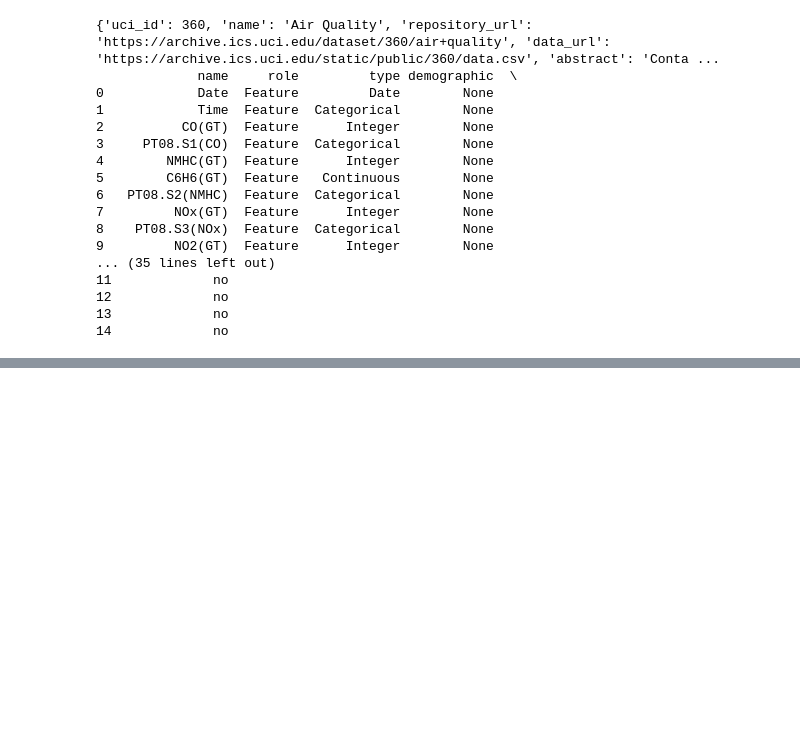
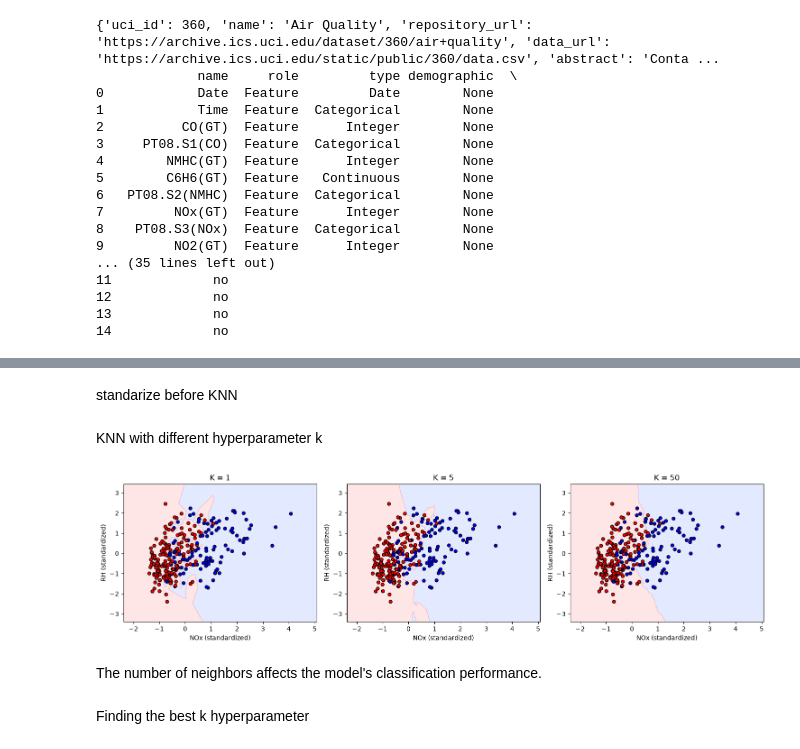
Before and after one commit to amalherchh/Predicting-Air-Quality, a Jupyter notebook: air.ipynb, the cells around one changed output, grey strips where cells are left out. Drawn from its saved outputs; the diff is of its cells as text; code cells hidden in the pictures; blank space fills up the shorter version.

```diff
--- a/air.ipynb
+++ b/air.ipynb
@@ -53,0 +224,7 @@ print(air_quality.variables)
+# %%
+X_train, X_test, y_train, y_test = train_test_split(
+    X, y,
+    test_size=0.2,
+    random_state=42,
+    stratify=y
+)
@@ -53,0 +266,73 @@ print(air_quality.variables)
+# %% [markdown]
+standarize before KNN
+# %%
+scaler = StandardScaler()
+
+X_train = scaler.fit_transform(X_train)
+
+X_test = scaler.transform(X_test)
+# %% [markdown]
+KNN with different hyperparameter k
+# %%
+# K values to visualize
+k_values = [1, 5, 50]
+
+# Create mesh
+x_min, x_max = X_train[:, 0].min() - 1, X_train[:, 0].max() + 1
+y_min, y_max = X_train[:, 1].min() - 1, X_train[:, 1].max() + 1
+
+xx, yy = np.meshgrid(
+    np.arange(x_min, x_max, 0.02),
+    np.arange(y_min, y_max, 0.02)
+)
+
+# Colors
+cmap_background = ListedColormap(['#b9caff', '#ffc1c1'])
+cmap_points = ListedColormap(['blue', 'red'])
+
+# Create plots
+plt.figure(figsize=(15, 4))
+
+for i, k in enumerate(k_values):
+
+    # Create KNN model
+    knn = KNeighborsClassifier(n_neighbors=k)
+
+    # Fit model
+    knn.fit(X_train, y_train)
+
+    # Predict classes for mesh points
+    Z = knn.predict(np.c_[xx.ravel(), yy.ravel()])
+    Z = Z.reshape(xx.shape)
+
+    # Plot decision boundary
+    plt.subplot(1, 3, i + 1)
+
+    plt.contourf(
+        xx, yy, Z,
+        alpha=0.4,
+        cmap=cmap_background
+    )
+
+    # Plot training observations
+    plt.scatter(
+        X_train[:, 0],
+        X_train[:, 1],
+        c=y_train,
+        cmap=cmap_points,
+        edgecolors='black',
+        s=25
+    )
+
+    plt.title(f'K = {k}')
+    plt.xlabel('NOx (standardized)')
+    plt.ylabel('RH (standardized)')
+
+plt.tight_layout()
+plt.show()
+# %% [output]
+[figure, added]
+# %% [markdown]
+The number of neighbors affects the model's classification performance.
+# %% [markdown]
+Finding the best k hyperparameter
```
Also changed, not shown: parts of 22 cells of this notebook.
